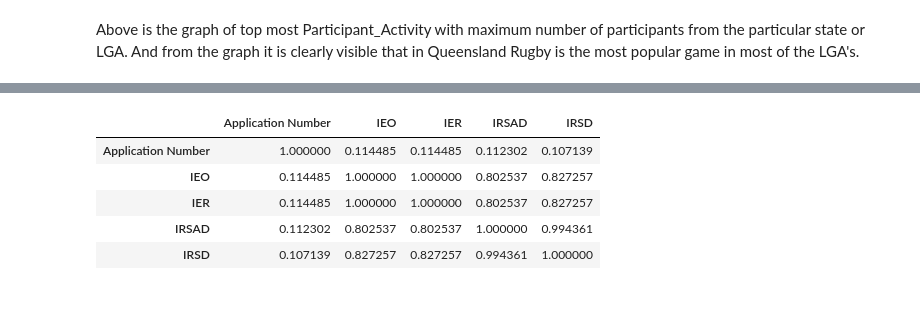
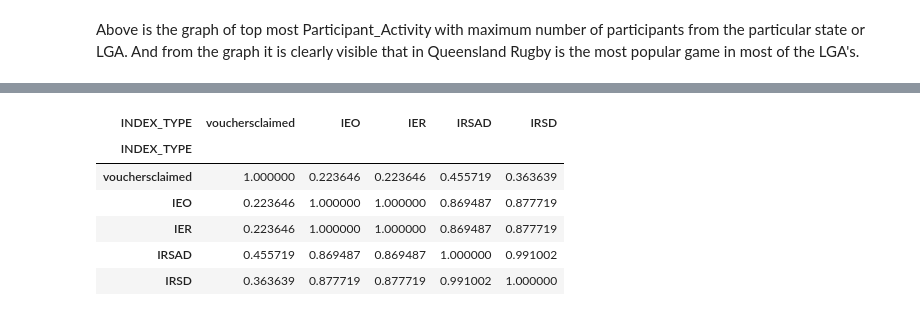
Before and after one commit to MQCOMP2200-S2-2021/data-science-portfolio-aarushi1998, a Jupyter notebook: Portfolio 2.ipynb, the cells around one changed output, grey strips where cells are left out. Drawn from its saved outputs; the diff is of its cells as text; code cells hidden in the pictures.

```diff
--- a/Portfolio 2.ipynb
+++ b/Portfolio 2.ipynb
@@ -449,3 +479,8 @@ plt.legend(['LGA_QUEENSLAND','LGA_SA'])
 [figure]
 # %% [markdown]
 Above is the graph of top most Participant_Activity with maximum number of participants from the particular state or LGA. And from the graph it is clearly visible that in Queensland Rugby is the most popular game in most of the LGA's.
+# %%
+LGA_scores_1['vouchersclaimed'] = qld_vouchers_scores.groupby('LGA').count()
+LGA_scores_1.head()
+
+# making a new column to know vouchers claimed in each LGA
@@ -451,0 +495,5 @@ Above is the graph of top most Participant_Activity with maximum number of parti
+# %%
+a2 = (LGA_scores_1.dropna())
+a2.head()
+
+#dropping all the NA values
@@ -452,10 +508,13 @@ Above is the graph of top most Participant_Activity with maximum number of parti
 # %%
-w2 = qld_vouchers_scores[['Application Number','IEO','IER','IRSAD','IRSD']]
+w2 = a2[['vouchersclaimed','IEO','IER','IRSAD','IRSD']]
 w2.corr(method ='pearson')
+
+# creating a correlation table
 # %% [output]
-|  | Application Number | IEO | IER | IRSAD | IRSD |
-| Application Number | 1.000000 | 0.114485 | 0.114485 | 0.112302 | 0.107139 |
-| IEO | 0.114485 | 1.000000 | 1.000000 | 0.802537 | 0.827257 |
-| IER | 0.114485 | 1.000000 | 1.000000 | 0.802537 | 0.827257 |
-| IRSAD | 0.112302 | 0.802537 | 0.802537 | 1.000000 | 0.994361 |
-| IRSD | 0.107139 | 0.827257 | 0.827257 | 0.994361 | 1.000000 |
+| INDEX_TYPE | vouchersclaimed | IEO | IER | IRSAD | IRSD |
+| INDEX_TYPE |  |  |  |  |  |
+| vouchersclaimed | 1.000000 | 0.223646 | 0.223646 | 0.455719 | 0.363639 |
+| IEO | 0.223646 | 1.000000 | 1.000000 | 0.869487 | 0.877719 |
+| IER | 0.223646 | 1.000000 | 1.000000 | 0.869487 | 0.877719 |
+| IRSAD | 0.455719 | 0.869487 | 0.869487 | 1.000000 | 0.991002 |
+| IRSD | 0.363639 | 0.877719 | 0.877719 | 0.991002 | 1.000000 |
```
Also changed, not shown: parts of 9 cells of this notebook.
